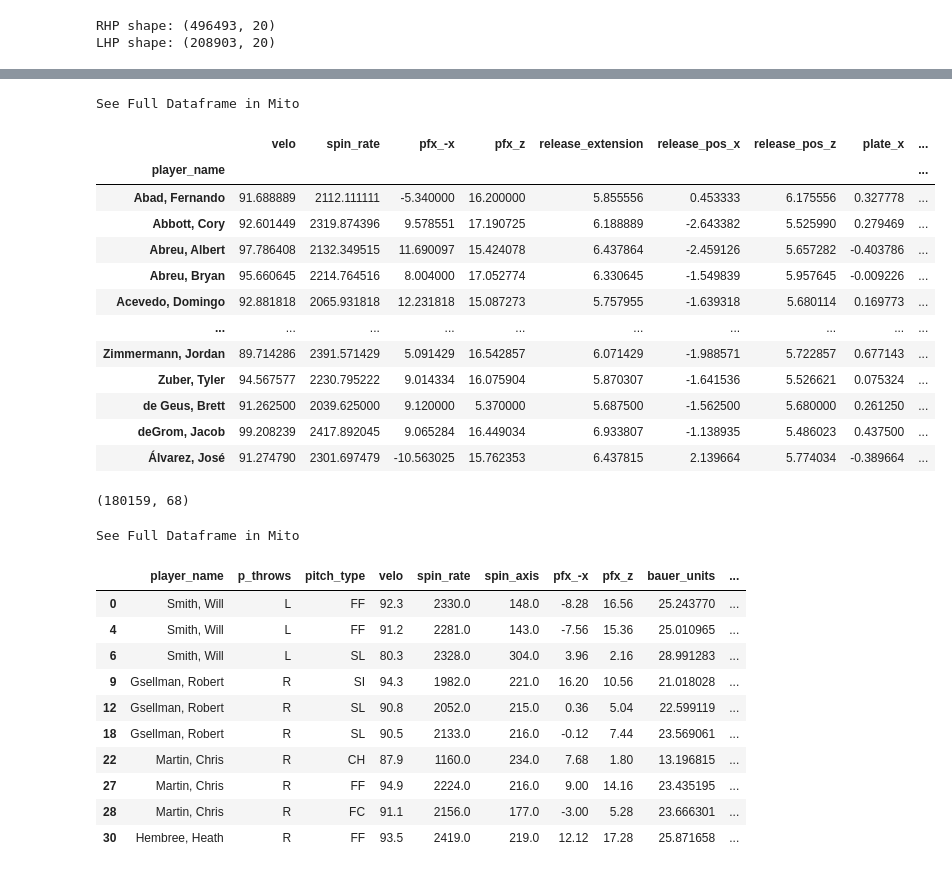
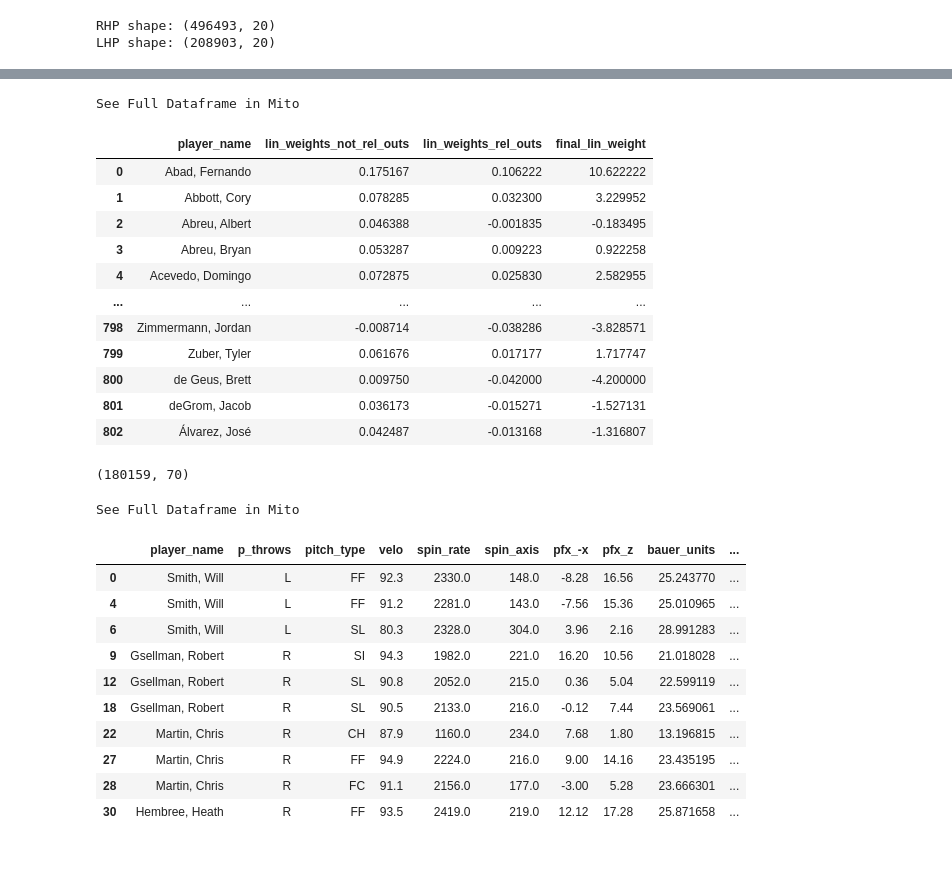
Before and after one commit to anthonyzurke/pitch-model, a Jupyter notebook: notebooks/cleaning-model.ipynb, the cells around one changed output, grey strips where cells are left out. Saved outputs shown, nothing was run; the diff lists cells and outputs as text; code cells hidden in the pictures.

```diff
--- a/notebooks/cleaning-model.ipynb
+++ b/notebooks/cleaning-model.ipynb
@@ -106,3 +106,7 @@ See Full Dataframe in Mito
 | 2 | 0-1 | 0.262 | 1 | 0 | -0.045 |
 | 3 | 0-1 | 0.262 | 0 | 1 | 0.021 |
 | 4 | 0-2 | 0.196 | 1 | 0 | -0.134 |
+# %%
+count_re = pd.read_csv('../data/count-re.csv')
+print(count_re.shape)
+count_re.head()
@@ -128,7 +141,6 @@ data['description'].replace(['called_strike', 'swinging_strike', 'swinging_strik
 data['description'].replace(['passed_ball', 'wild_pitch'], 'ball', inplace = True)
 
 data['is_strike'] = [1 if x != 'B' else 0 for x in data['type']]
-#data['is_strike'] =
 data['is_ball'] = [1 if x == 'B' else 0 for x in data['type']]
 
 data['inning_topbot'] = data.inning_topbot.map({'Top': 0, 'Bot': 1})
@@ -169,7 +181,7 @@ data['lin_weights_not_rel_outs'] = round(data['lin_weight_above_outs'] / data['w
 #data['lin_weight'].fillna(0, inplace = True)
 
 #count_woba = pd.read_csv('../data/count_woba_value.csv', index_col = [0])
-data = pd.merge(data, woba, how = 'left', on = ['pitch_count', 'is_strike', 'is_ball'])
+#data = pd.merge(data, woba, how = 'left', on = ['pitch_count', 'is_strike', 'is_ball'])
 #data['wraa_after'] = data['wraa'] + data['wraa_change']
 #data['wraa_re'] = data['wraa_change'] + data['runs']
 #mlb_lw_bs = data.groupby(['pitch_count'], as_index = False)['wraa_re'].mean()
@@ -177,10 +189,22 @@ data = pd.merge(data, woba, how = 'left', on = ['pitch_count', 'is_strike', 'is_
 #lw_bs['wraa_re'] = round(lw_bs['wraa_re'], 3)
 #lw_bs.rename(columns = {'wraa_re': 'bs_lin_weight_above_avg'}, inplace = True)
 #data = pd.merge(data, lw_bs, how = 'left', on = ['pitch_count'])
-data['lin_weights_rel_outs'].fillna(0, inplace = True)
+data = pd.merge(data, count_re, how = 'left', on = ['pitch_count', 'is_strike', 'is_ball'])
+data['count_re'] = data['wraa_change'] + data['runs']
+
+mlb_lw_bs = data.groupby(['pitch_count'], as_index = False)['count_re'].mean()
+lw_bs = pd.DataFrame(mlb_lw_bs)
+lw_bs['count_re'] = round(lw_bs['count_re'], 3)
+lw_bs.rename(columns = {'count_re': 'bs_lin_weight'}, inplace = True)
+data = pd.merge(data, lw_bs, how = 'left', on = ['pitch_count'])
+data['lin_weights_rel_outs'].fillna(data['bs_lin_weight'], inplace = True)
+data['lin_weights_not_rel_outs'].fillna(data['bs_lin_weight'], inplace = True)
+
+
 #data['rv'] = data['lin_weights_rel_outs'] + data['wraa_re']
 ##data['rv'] = data['lin_weights_rel_outs'] + data['bs_lin_weight_above_avg']
-data['rv2'] = ((data['lin_weights_rel_outs'] + data['rv']) * 100)
+#data['rv2'] = ((data['lin_weights_rel_outs'] + data['rv']) * 100)
+data['final_lin_weight'] = data['lin_weights_rel_outs'] * 100
 
 data.to_csv('../data/model-pitches-rv.csv')
 
@@ -204,8 +228,8 @@ See Full Dataframe in Mito
 # %%
 features = data[['velo', 'spin_rate', 'pfx_-x', 'pfx_z', 'release_extension', 'release_pos_x',
                  'release_pos_z', 'plate_x', 'plate_z', 're24', 'lin_weight_above_avg',
-                 'lin_weight_above_outs', 'lin_weights_rel_outs', 'lin_weights_not_rel_outs', 'rv', 'rv2',
-                 'pitch_type', 'p_throws', 'stand', 'player_name']]
+                 'lin_weight_above_outs', 'lin_weights_rel_outs', 'lin_weights_not_rel_outs', 'count_re',
+                 'final_lin_weight', 'pitch_type', 'p_throws', 'stand', 'player_name']]
 
 rhp = features.loc[features['p_throws'] == 'R']
 print('RHP shape:', rhp.shape)
@@ -334,20 +261,20 @@ See Full Dataframe in Mito
 # %%
-ff.groupby(['player_name']).mean()
+ff.groupby(['player_name'], as_index = False)['lin_weights_not_rel_outs', 'lin_weights_rel_outs',
+                                              'final_lin_weight'].mean()
 # %% [output]
 See Full Dataframe in Mito
-|  | velo | spin_rate | pfx_-x | pfx_z | release_extension | release_pos_x | release_pos_z | plate_x | ... |
-| player_name |  |  |  |  |  |  |  |  | ... |
-| Abad, Fernando | 91.688889 | 2112.111111 | -5.340000 | 16.200000 | 5.855556 | 0.453333 | 6.175556 | 0.327778 | ... |
-| Abbott, Cory | 92.601449 | 2319.874396 | 9.578551 | 17.190725 | 6.188889 | -2.643382 | 5.525990 | 0.279469 | ... |
-| Abreu, Albert | 97.786408 | 2132.349515 | 11.690097 | 15.424078 | 6.437864 | -2.459126 | 5.657282 | -0.403786 | ... |
-| Abreu, Bryan | 95.660645 | 2214.764516 | 8.004000 | 17.052774 | 6.330645 | -1.549839 | 5.957645 | -0.009226 | ... |
-| Acevedo, Domingo | 92.881818 | 2065.931818 | 12.231818 | 15.087273 | 5.757955 | -1.639318 | 5.680114 | 0.169773 | ... |
-| ... | ... | ... | ... | ... | ... | ... | ... | ... | ... |
-| Zimmermann, Jordan | 89.714286 | 2391.571429 | 5.091429 | 16.542857 | 6.071429 | -1.988571 | 5.722857 | 0.677143 | ... |
-| Zuber, Tyler | 94.567577 | 2230.795222 | 9.014334 | 16.075904 | 5.870307 | -1.641536 | 5.526621 | 0.075324 | ... |
-| de Geus, Brett | 91.262500 | 2039.625000 | 9.120000 | 5.370000 | 5.687500 | -1.562500 | 5.680000 | 0.261250 | ... |
-| deGrom, Jacob | 99.208239 | 2417.892045 | 9.065284 | 16.449034 | 6.933807 | -1.138935 | 5.486023 | 0.437500 | ... |
-| Álvarez, José | 91.274790 | 2301.697479 | -10.563025 | 15.762353 | 6.437815 | 2.139664 | 5.774034 | -0.389664 | ... |
+|  | player_name | lin_weights_not_rel_outs | lin_weights_rel_outs | final_lin_weight |
+| 0 | Abad, Fernando | 0.175167 | 0.106222 | 10.622222 |
+| 1 | Abbott, Cory | 0.078285 | 0.032300 | 3.229952 |
+| 2 | Abreu, Albert | 0.046388 | -0.001835 | -0.183495 |
+| 3 | Abreu, Bryan | 0.053287 | 0.009223 | 0.922258 |
+| 4 | Acevedo, Domingo | 0.072875 | 0.025830 | 2.582955 |
+| ... | ... | ... | ... | ... |
+| 798 | Zimmermann, Jordan | -0.008714 | -0.038286 | -3.828571 |
+| 799 | Zuber, Tyler | 0.061676 | 0.017177 | 1.717747 |
+| 800 | de Geus, Brett | 0.009750 | -0.042000 | -4.200000 |
+| 801 | deGrom, Jacob | 0.036173 | -0.015271 | -1.527131 |
+| 802 | Álvarez, José | 0.042487 | -0.013168 | -1.316807 |
 # %%
 data2 = data.copy()
 data2.dropna(subset = ['events'], inplace = True)
@@ -356,7 +283,7 @@ data2.dropna(subset = ['events'], inplace = True)
 print(data2.shape)
 data2.head(10)
 # %% [output]
-(180159, 68)
+(180159, 70)
 See Full Dataframe in Mito
 |  | player_name | p_throws | pitch_type | velo | spin_rate | spin_axis | pfx_-x | pfx_z | bauer_units | ... |
 | 0 | Smith, Will | L | FF | 92.3 | 2330.0 | 148.0 | -8.28 | 16.56 | 25.243770 | ... |
```
Also changed, not shown: parts of 11 cells of this notebook, 2 other files.
